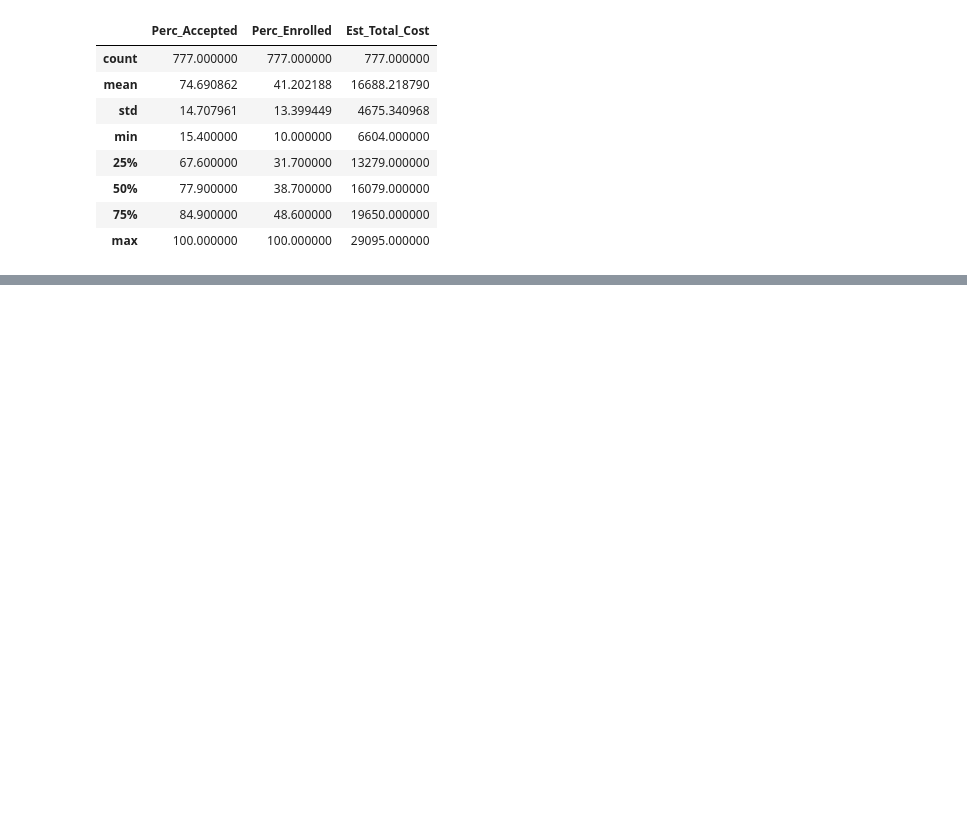
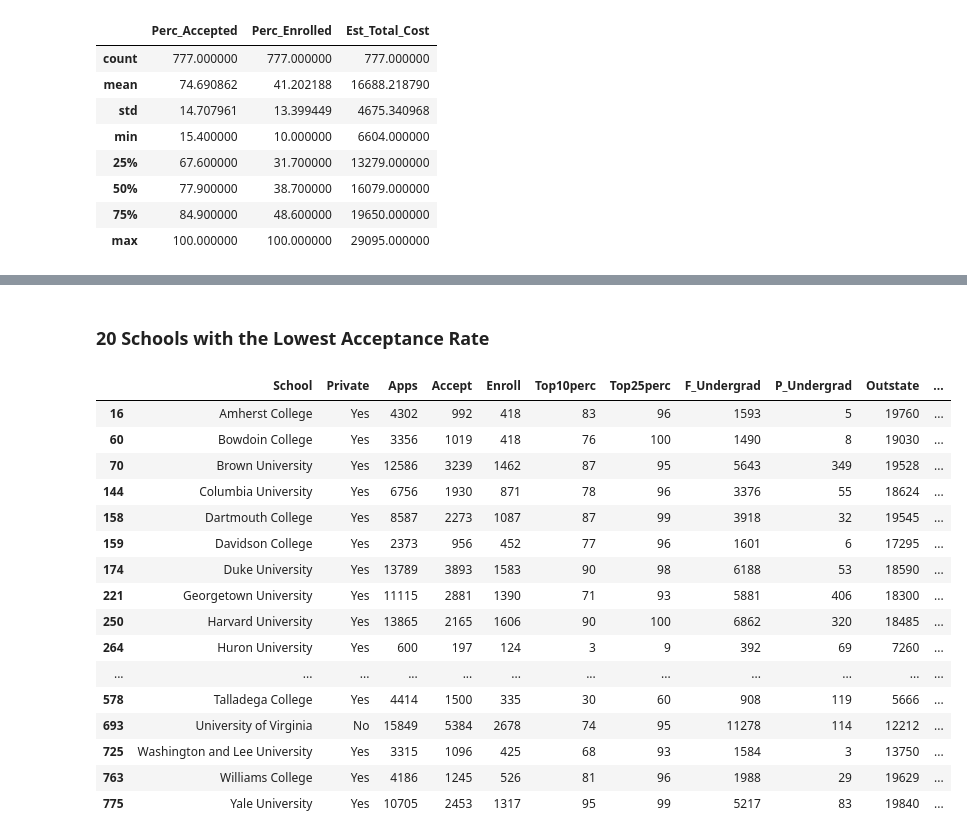
Before and after one commit to RNEnriquez/Random-Analysis, a Jupyter notebook: College-Analysis.ipynb, the cells around one changed output, grey strips where cells are left out. Saved outputs shown, nothing was run; the diff lists cells and outputs as text; code cells hidden in the pictures; blank space fills up the shorter version.

```diff
--- a/College-Analysis.ipynb
+++ b/College-Analysis.ipynb
@@ -119,0 +133,22 @@ admissions.describe()[["Perc_Accepted", "Perc_Enrolled", "Est_Total_Cost"]]
+# %% [markdown]
+### 20 Schools with the Lowest Acceptance Rate
+# %%
+admissions[admissions["Perc_Accepted"].between(15, 40.5)]
+# %% [output]
+|  | School | Private | Apps | Accept | Enroll | Top10perc | Top25perc | F_Undergrad | P_Undergrad | Outstate | ... |
+| 16 | Amherst College | Yes | 4302 | 992 | 418 | 83 | 96 | 1593 | 5 | 19760 | ... |
+| 60 | Bowdoin College | Yes | 3356 | 1019 | 418 | 76 | 100 | 1490 | 8 | 19030 | ... |
+| 70 | Brown University | Yes | 12586 | 3239 | 1462 | 87 | 95 | 5643 | 349 | 19528 | ... |
+| 144 | Columbia University | Yes | 6756 | 1930 | 871 | 78 | 96 | 3376 | 55 | 18624 | ... |
+| 158 | Dartmouth College | Yes | 8587 | 2273 | 1087 | 87 | 99 | 3918 | 32 | 19545 | ... |
+| 159 | Davidson College | Yes | 2373 | 956 | 452 | 77 | 96 | 1601 | 6 | 17295 | ... |
+| 174 | Duke University | Yes | 13789 | 3893 | 1583 | 90 | 98 | 6188 | 53 | 18590 | ... |
+| 221 | Georgetown University | Yes | 11115 | 2881 | 1390 | 71 | 93 | 5881 | 406 | 18300 | ... |
+| 250 | Harvard University | Yes | 13865 | 2165 | 1606 | 90 | 100 | 6862 | 320 | 18485 | ... |
+| 264 | Huron University | Yes | 600 | 197 | 124 | 3 | 9 | 392 | 69 | 7260 | ... |
+| ... | ... | ... | ... | ... | ... | ... | ... | ... | ... | ... | ... |
+| 578 | Talladega College | Yes | 4414 | 1500 | 335 | 30 | 60 | 908 | 119 | 5666 | ... |
+| 693 | University of Virginia | No | 15849 | 5384 | 2678 | 74 | 95 | 11278 | 114 | 12212 | ... |
+| 725 | Washington and Lee University | Yes | 3315 | 1096 | 425 | 68 | 93 | 1584 | 3 | 13750 | ... |
+| 763 | Williams College | Yes | 4186 | 1245 | 526 | 81 | 96 | 1988 | 29 | 19629 | ... |
+| 775 | Yale University | Yes | 10705 | 2453 | 1317 | 95 | 99 | 5217 | 83 | 19840 | ... |
```
Also changed, not shown: parts of 10 cells of this notebook.
